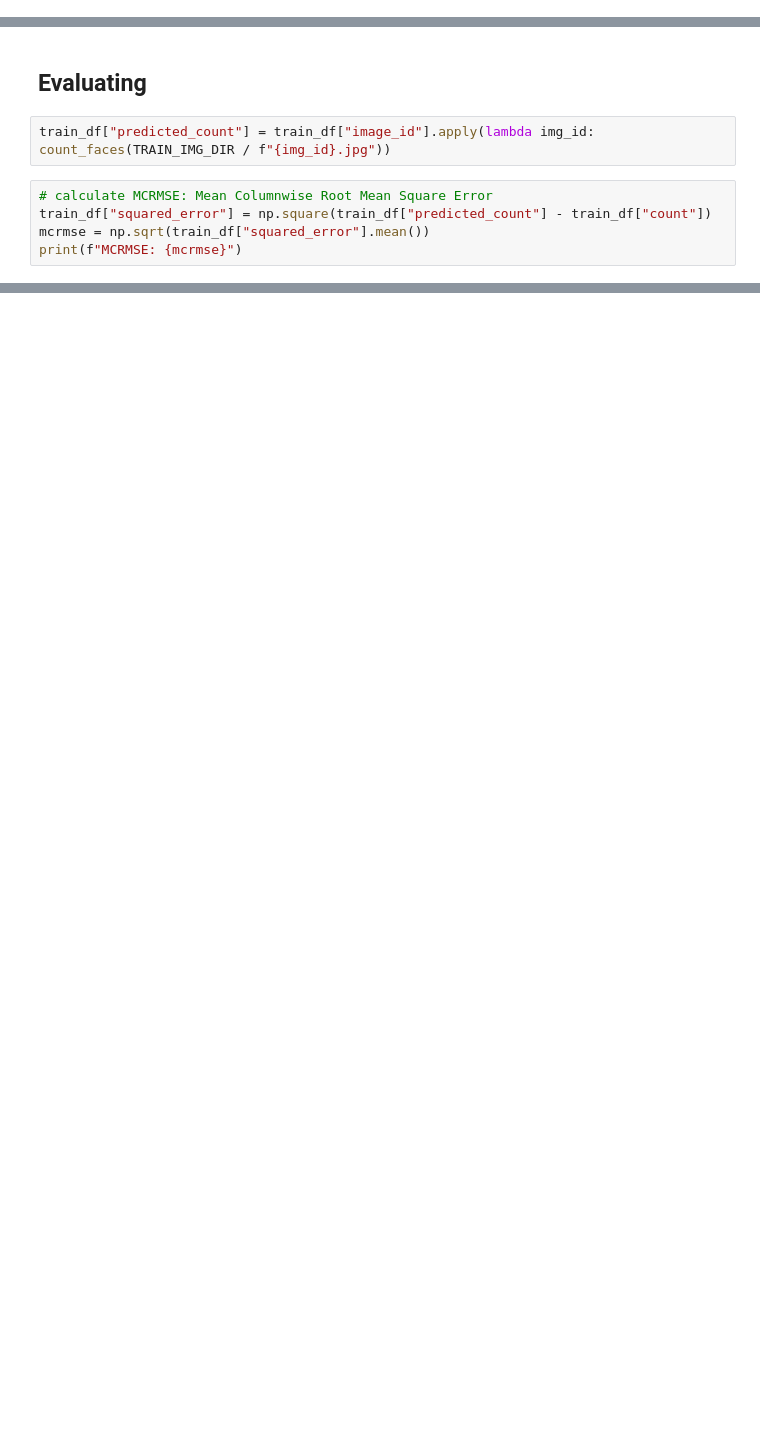
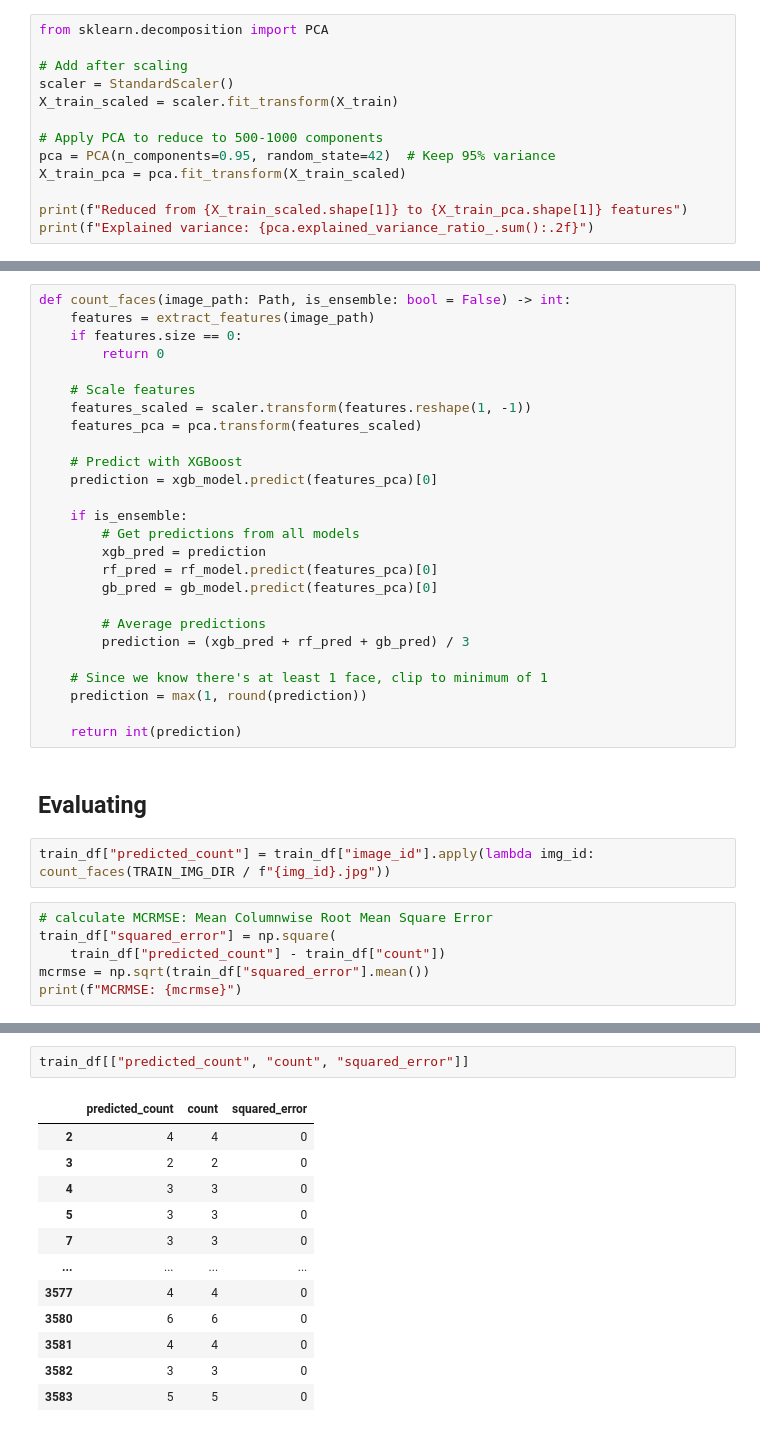
Before and after one commit to sl4shuur/HuggingTripleAces, a Jupyter notebook: assignment1/faces.ipynb, the cells around one changed output, grey strips where cells are left out. Cells and saved outputs as stored; diff of their text form; blank space fills up the shorter version.

Commit message:
feat: own modeling, but overfitting

```diff
--- a/assignment1/faces.ipynb
+++ b/assignment1/faces.ipynb
@@ -99,0 +143,13 @@ def count_faces(image_path: Path) -> int:
+# %%
+from sklearn.decomposition import PCA
+
+# Add after scaling
+scaler = StandardScaler()
+X_train_scaled = scaler.fit_transform(X_train)
+
+# Apply PCA to reduce to 500-1000 components
+pca = PCA(n_components=0.95, random_state=42)  # Keep 95% variance
+X_train_pca = pca.fit_transform(X_train_scaled)
+
+print(f"Reduced from {X_train_scaled.shape[1]} to {X_train_pca.shape[1]} features")
+print(f"Explained variance: {pca.explained_variance_ratio_.sum():.2f}")
@@ -100,10 +223,37 @@ def count_faces(image_path: Path) -> int:
+# %%
+def count_faces(image_path: Path, is_ensemble: bool = False) -> int:
+    features = extract_features(image_path)
+    if features.size == 0:
+        return 0
+
+    # Scale features
+    features_scaled = scaler.transform(features.reshape(1, -1))
+    features_pca = pca.transform(features_scaled)
+
+    # Predict with XGBoost
+    prediction = xgb_model.predict(features_pca)[0]
+
+    if is_ensemble:
+        # Get predictions from all models
+        xgb_pred = prediction
+        rf_pred = rf_model.predict(features_pca)[0]
+        gb_pred = gb_model.predict(features_pca)[0]
+
+        # Average predictions
+        prediction = (xgb_pred + rf_pred + gb_pred) / 3
+
+    # Since we know there's at least 1 face, clip to minimum of 1
+    prediction = max(1, round(prediction))
+
+    return int(prediction)
 # %% [markdown]
 ## Evaluating
 # %%
 train_df["predicted_count"] = train_df["image_id"].apply(lambda img_id: count_faces(TRAIN_IMG_DIR / f"{img_id}.jpg"))
 # %%
 # calculate MCRMSE: Mean Columnwise Root Mean Square Error
-train_df["squared_error"] = np.square(train_df["predicted_count"] - train_df["count"])
+train_df["squared_error"] = np.square(
+    train_df["predicted_count"] - train_df["count"])
 mcrmse = np.sqrt(train_df["squared_error"].mean())
 print(f"MCRMSE: {mcrmse}")
 # %% [output]
@@ -110,0 +261,15 @@ MCRMSE: 2.6601779380346517
+# %%
+train_df[["predicted_count", "count", "squared_error"]]
+# %% [output]
+|  | predicted_count | count | squared_error |
+| 2 | 4 | 4 | 0 |
+| 3 | 2 | 2 | 0 |
+| 4 | 3 | 3 | 0 |
+| 5 | 3 | 3 | 0 |
+| 7 | 3 | 3 | 0 |
+| ... | ... | ... | ... |
+| 3577 | 4 | 4 | 0 |
+| 3580 | 6 | 6 | 0 |
+| 3581 | 4 | 4 | 0 |
+| 3582 | 3 | 3 | 0 |
+| 3583 | 5 | 5 | 0 |
```
Also changed, not shown: parts of 17 cells of this notebook.
